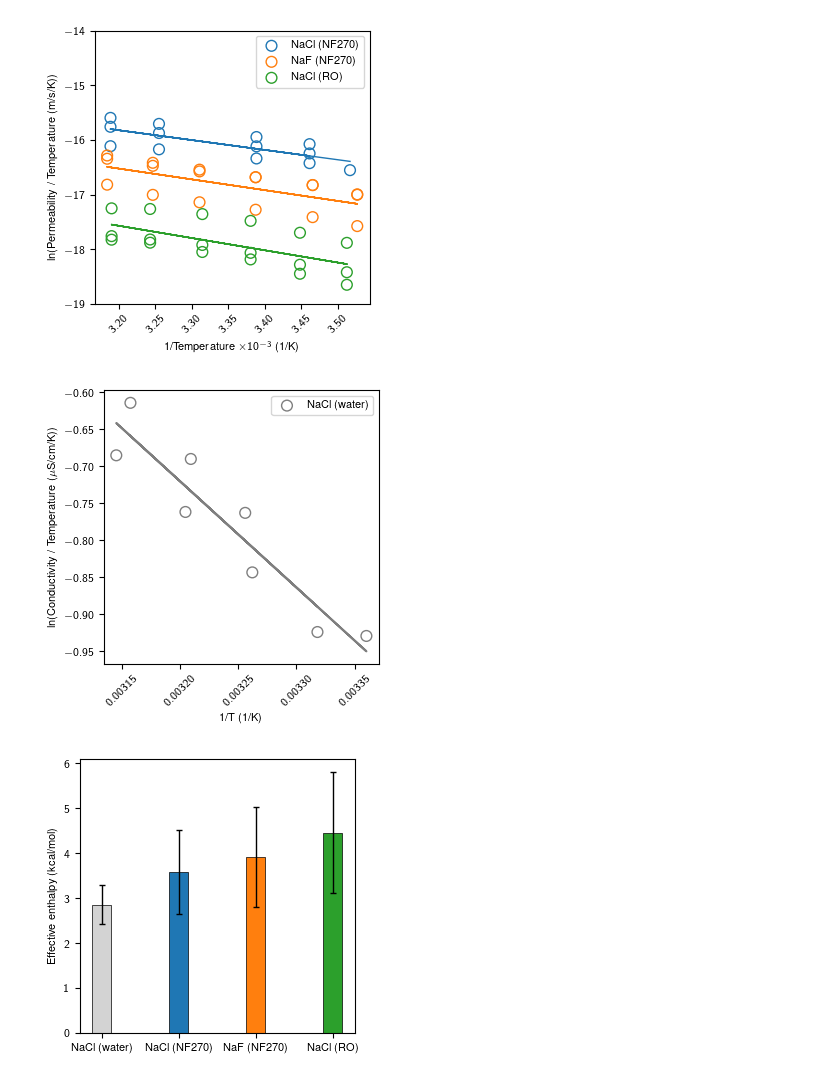
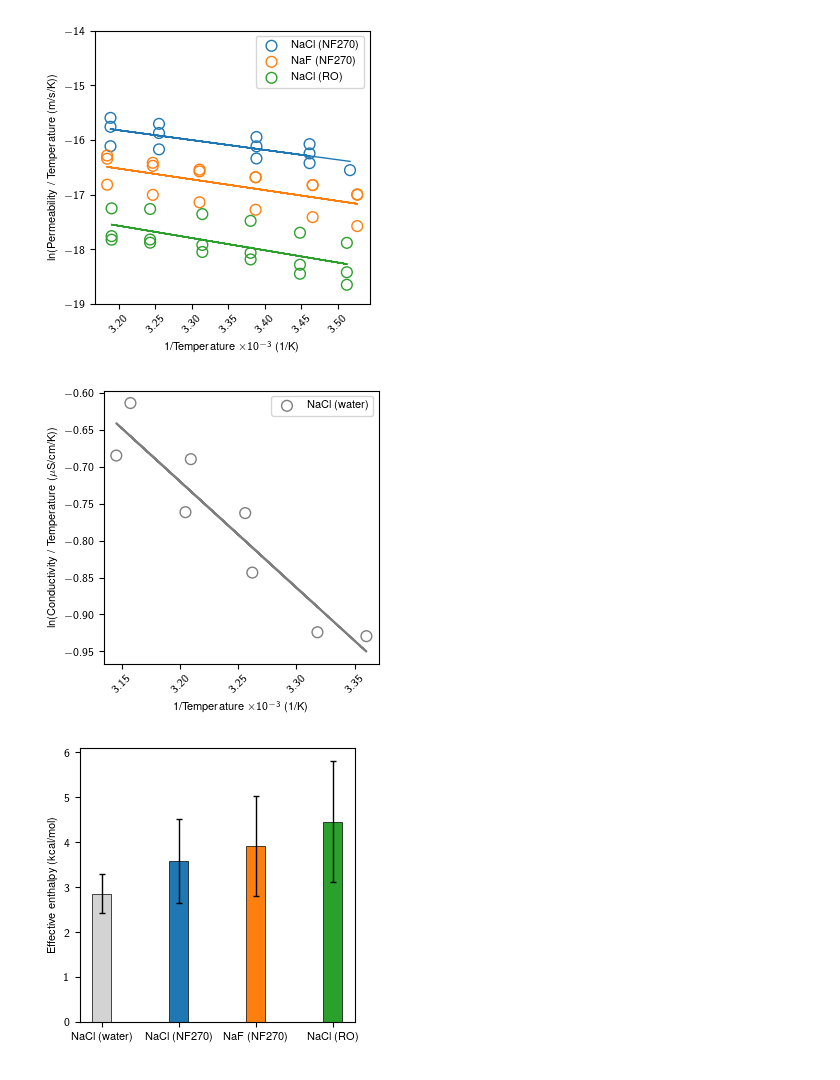
Before and after one commit to schwinns/eyring_model, a Jupyter notebook: experimental_barriers.ipynb, the cells around one changed output. Saved outputs shown, nothing was run; the diff lists cells and outputs as text; code cells hidden in the pictures.

```diff
--- a/experimental_barriers.ipynb
+++ b/experimental_barriers.ipynb
@@ -165,12 +165,13 @@ strong multicollinearity or other numerical problems.
 # %%
 # plot the linear fits
 fig, ax = plt.subplots(1,1, figsize=(3.55, 3.55))
-sns.regplot(x='1/T', y='ln(P)', data=df1, ax=ax, label='$\ln (P)$', ci=95)
-sns.regplot(x='1/T', y='ln(P/T)', data=df1, ax=ax, label='$\ln (P/T)$', ci=95)
+df1['1/T x 10^-3'] = df1['1/T'] / 10**-3
+sns.regplot(x='1/T x 10^-3', y='ln(P)', data=df1, ax=ax, label='$\ln (P)$', ci=95)
+sns.regplot(x='1/T x 10^-3', y='ln(P/T)', data=df1, ax=ax, label='$\ln (P/T)$', ci=95)
 # sns.regplot(x='1/T', y='ln(CP/T)', data=df1, ax=ax, label='$\ln \left( P \delta h/ \lambda^2 k_B T \\right)$', ci=95)
 
 plt.ylabel('Linearized Permeability', fontsize=8)
-plt.xlabel('1/T (1/K)', fontsize=8)
+ax.set_xlabel(r'1/Temperature $\times 10^{-3}$ (1/K)')
 plt.legend(fontsize=8)
 ax.tick_params('x', labelrotation=45)
 plt.tick_params('both')
@@ -274,26 +280,26 @@ fig.savefig('figs/experimental_TST_plots.pdf')
 # %%
 # plot ln(P/T) vs 1/T for the NaCl in water
 fig, ax = plt.subplots(1,1, figsize=(3.55,3.55))
 
 # perform linear regression for plotting
 X = sm.add_constant(1/df4['T (K)'])
 ols = sm.OLS(np.log(df4['Conductivity (uS/cm)'] / df4['T (K)']) , X)
 res = ols.fit()
 b, m = res.params
 
 # plot the linear regression and the data points with error
-ax.plot(1/df4['T (K)'], m*(1/df4['T (K)'])+b, color='tab:gray')
-ax.scatter(1/df4['T (K)'], np.log(df4['Conductivity (uS/cm)'] / df4['T (K)']),
+ax.plot(1/df4['T (K)']/10**-3, m*(1/df4['T (K)'])+b, color='tab:gray')
+ax.scatter(1/df4['T (K)']/10**-3, np.log(df4['Conductivity (uS/cm)'] / df4['T (K)']),
             marker='o', label='NaCl (water)', lw=1, color='tab:gray', facecolor='None', s=60)
 
 ax.set_ylabel('ln(Conductivity / Temperature ($\mu$S/cm/K))')
-ax.set_xlabel('1/T (1/K)')
+ax.set_xlabel(r'1/Temperature $\times 10^{-3}$ (1/K)')
 ax.tick_params('x', labelrotation=45)
 ax.legend(loc='best')
 
 fig.savefig('figs/NaCl_in_water_TST.pdf')
 # %% [output]
-[figure, old version]
+[figure, new version]
 # %%
 # plot the barriers with errors
 fig, ax = plt.subplots(1,1, figsize=(3.55,3.55))
```
Also changed, not shown: parts of 4 cells of this notebook, 24 other files.
